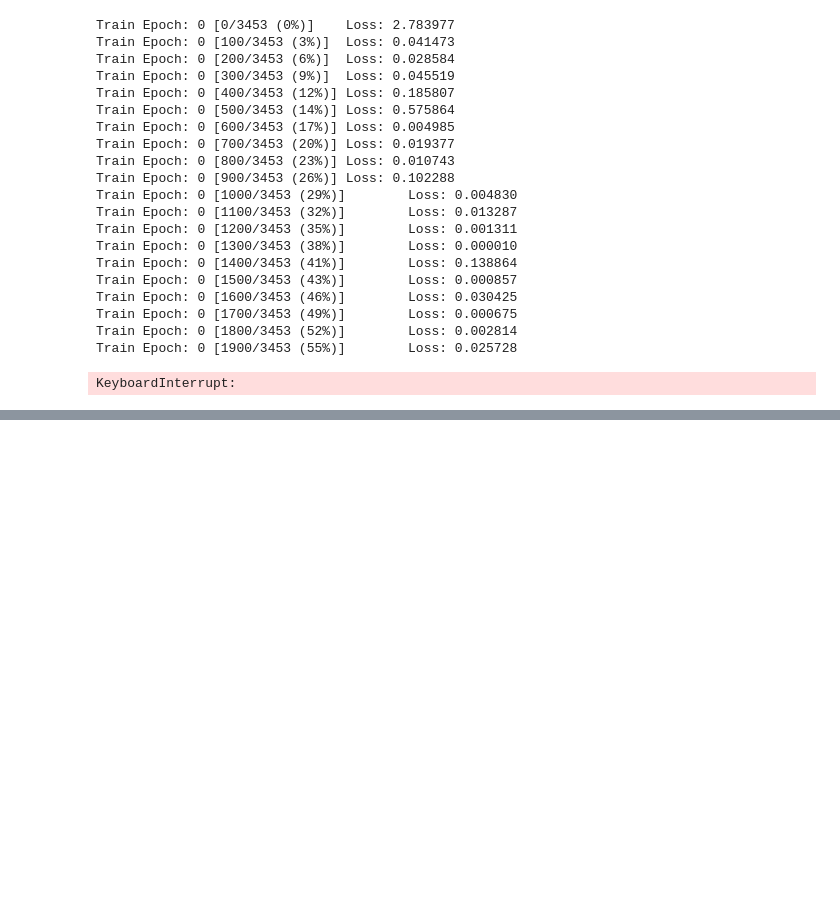
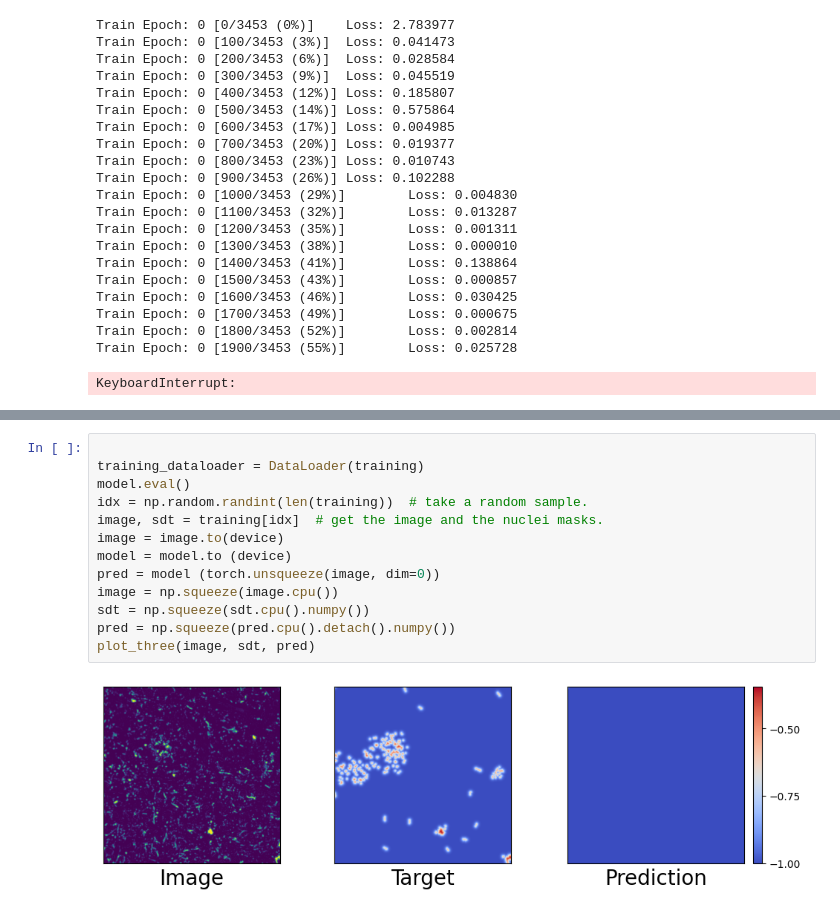
Before and after one commit to LDM-labstuff/masketeers, a Jupyter notebook: notebooks/class_dataloader_dm.ipynb, the cells around one changed output, grey strips where cells are left out. Cells and saved outputs as stored; diff of their text form; blank space fills up the shorter version.

```diff
--- a/notebooks/class_dataloader_dm.ipynb
+++ b/notebooks/class_dataloader_dm.ipynb
@@ -618,0 +693,15 @@ KeyboardInterrupt:
+# %%
+
+training_dataloader = DataLoader(training)
+model.eval()
+idx = np.random.randint(len(training))  # take a random sample.
+image, sdt = training[idx]  # get the image and the nuclei masks.
+image = image.to(device)
+model = model.to (device)
+pred = model (torch.unsqueeze(image, dim=0))
+image = np.squeeze(image.cpu())
+sdt = np.squeeze(sdt.cpu().numpy())
+pred = np.squeeze(pred.cpu().detach().numpy())
+plot_three(image, sdt, pred)
+# %% [output]
+[figure, added]
```
Also changed, not shown: parts of 20 cells of this notebook.
